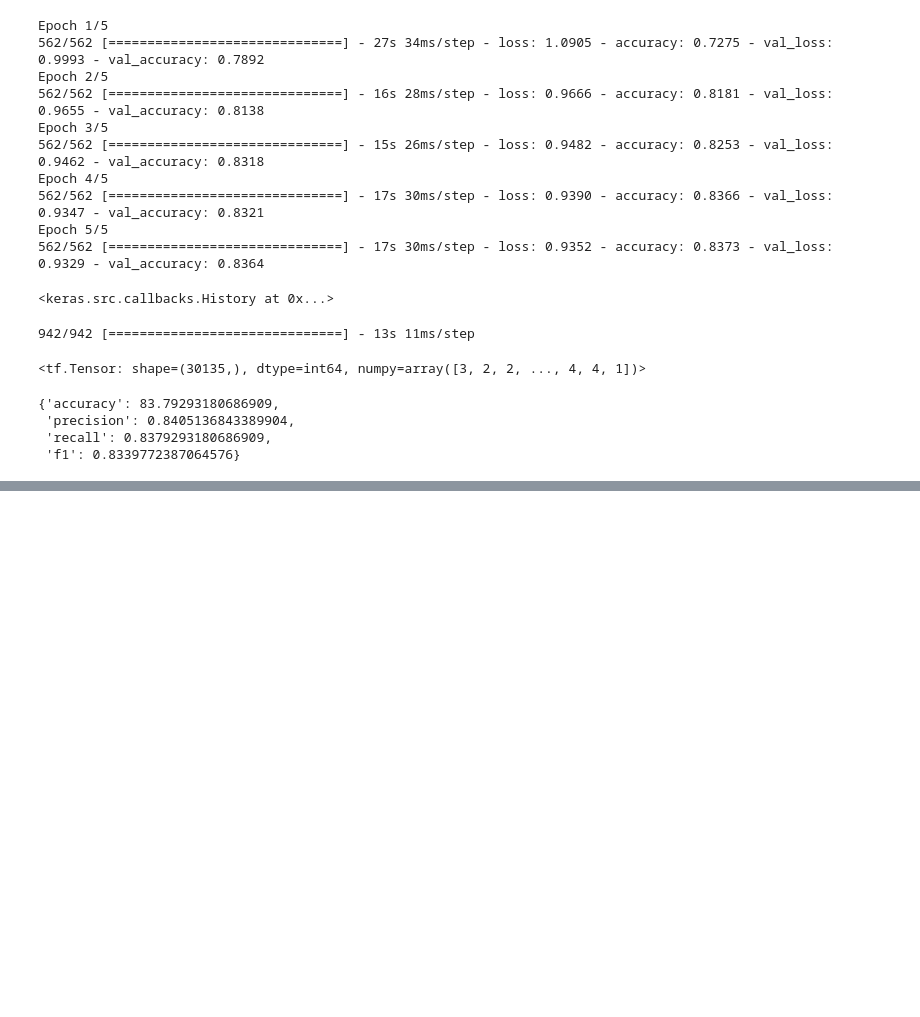
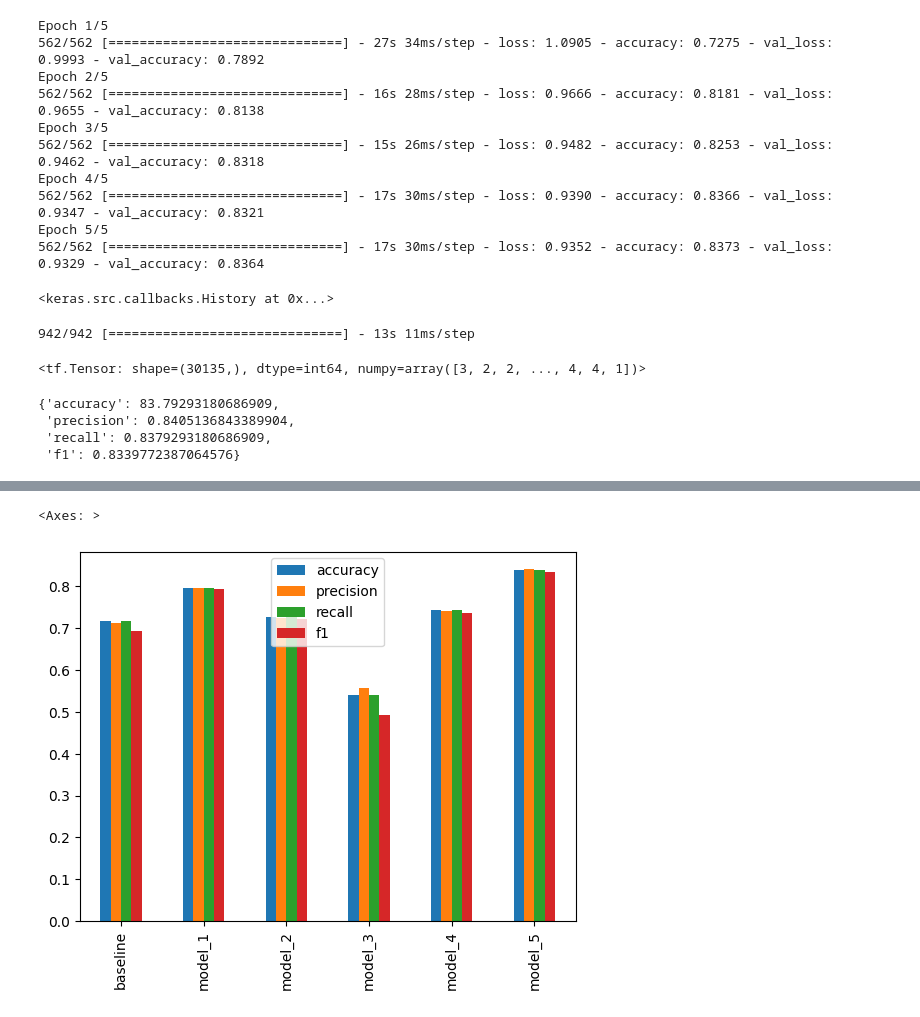
Before and after one commit to klsharma22/TensorflowCertifcationCourse, a Jupyter notebook: Milestone Projects/09_milestone_project_2_Skim_Lit.ipynb, the cells around one changed output, grey strips where cells are left out. Drawn from its saved outputs; the diff is of its cells as text; code cells hidden in the pictures; blank space fills up the shorter version.

Commit message:
Model Comparison

```diff
--- a/Milestone Projects/09_milestone_project_2_Skim_Lit.ipynb
+++ b/Milestone Projects/09_milestone_project_2_Skim_Lit.ipynb
@@ -1134,0 +1137,4 @@ model_5_results
+# %%
+model_all_results = pd.DataFrame([baseline_results, model_1_results, model_2_results, model_3_results, model_4_results, model_5_results], index= ['baseline', 'model_1', 'model_2', 'model_3', 'model_4', 'model_5'])
+model_all_results['accuracy'] = model_all_results['accuracy'] / 100
+model_all_results.transpose()
@@ -1134,0 +1147,5 @@ model_5_results
+# %%
+model_all_results.plot.bar()
+# %% [output]
+<Axes: >
+[figure, added]
```
Also changed, not shown: parts of 3 cells of this notebook.
